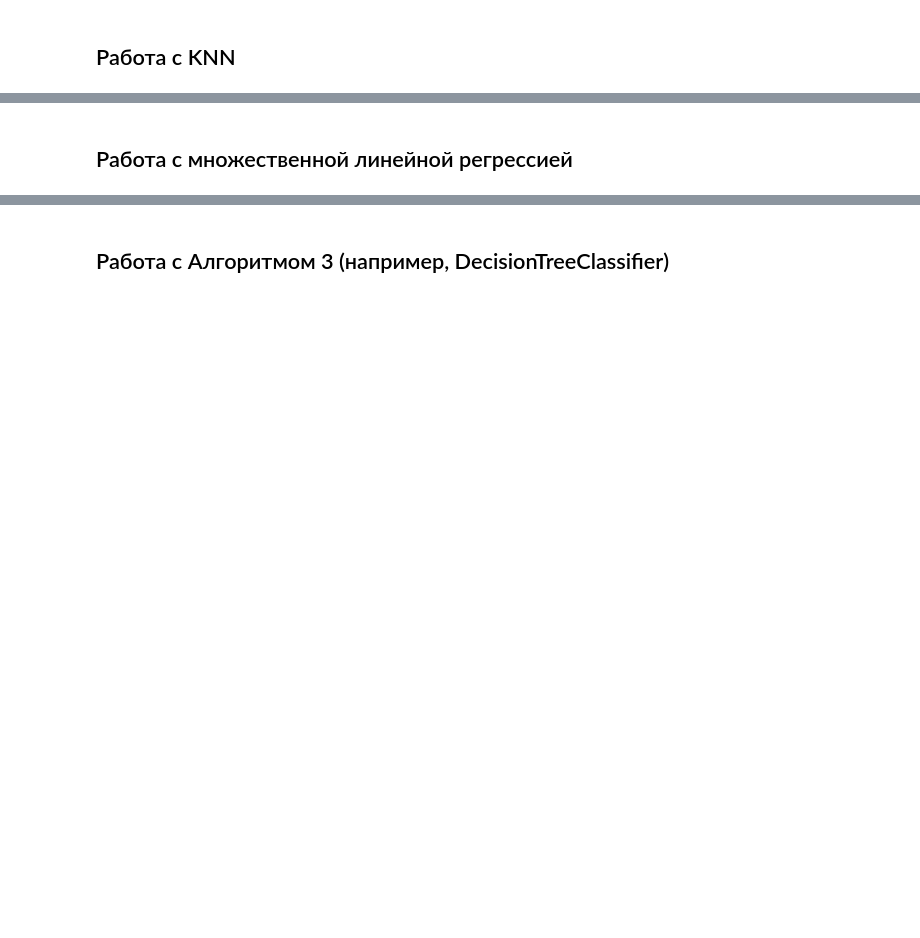
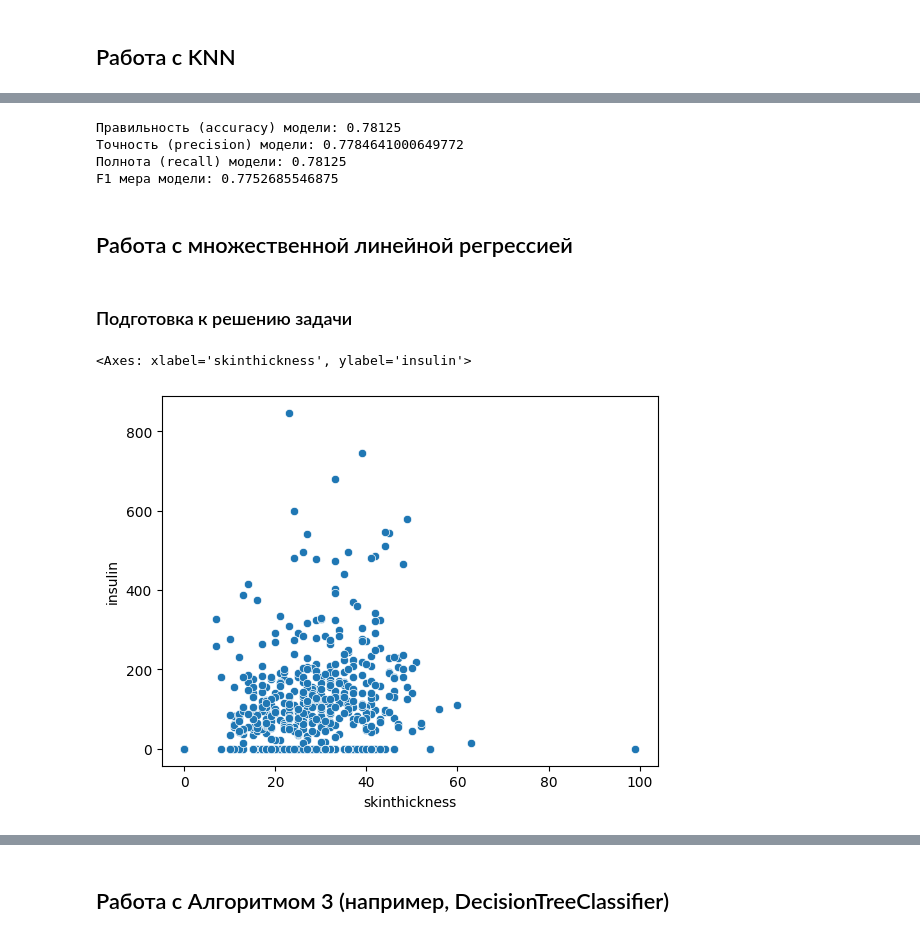
Before and after one commit to Allyonzy/ArchitectInno2023, a Jupyter notebook: ml/simple_ml_task_diabet.ipynb, the cells around one changed output, grey strips where cells are left out. Cells and saved outputs as stored; diff of their text form; code cells hidden in the pictures; blank space fills up the shorter version.

```diff
--- a/ml/simple_ml_task_diabet.ipynb
+++ b/ml/simple_ml_task_diabet.ipynb
@@ -13,3 +38,6 @@ dataset = pd.read_csv(r"diabetes.csv")
+# %%
+# загрузка данных
+dataset = pd.read_csv(r"diabetes.csv")
 # %%
 dataset.head(5)
 # %% [output]
@@ -115,2 +352,13 @@ X_train25, X_test25, y_train25, y_test25 = train_test_split(X, y, test_size=TEST
+# %%
+knn_best_25.fit(X_test25, y_test25)
+# получим отчет для knn k=15, test 25%
+model_report(knn_best_25, X_test25, y_test25)
+# %% [output]
+Правильность (accuracy) модели: 0.78125
+Точность (precision) модели: 0.7784641000649772
+Полнота (recall) модели: 0.78125
+F1 мера модели: 0.7752685546875
 # %% [markdown]
 ## Работа с множественной линейной регрессией
+# %% [markdown]
+### Подготовка к решению задачи
@@ -116,0 +372,5 @@ X_train25, X_test25, y_train25, y_test25 = train_test_split(X, y, test_size=TEST
+# %%
+sns.scatterplot(x=dataset['skinthickness'], y=dataset['insulin'])
+# %% [output]
+<Axes: xlabel='skinthickness', ylabel='insulin'>
+[figure, added]
```
Also changed, not shown: parts of 39 cells of this notebook, 1 other file.
